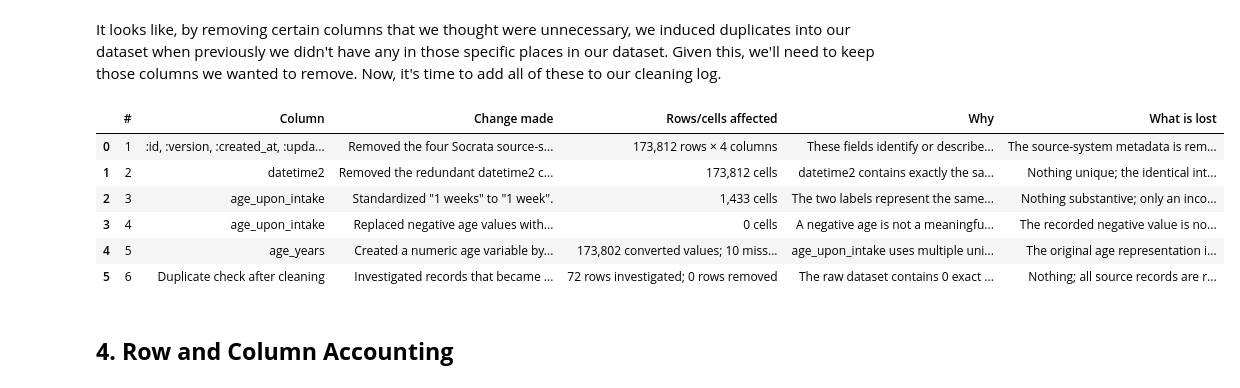
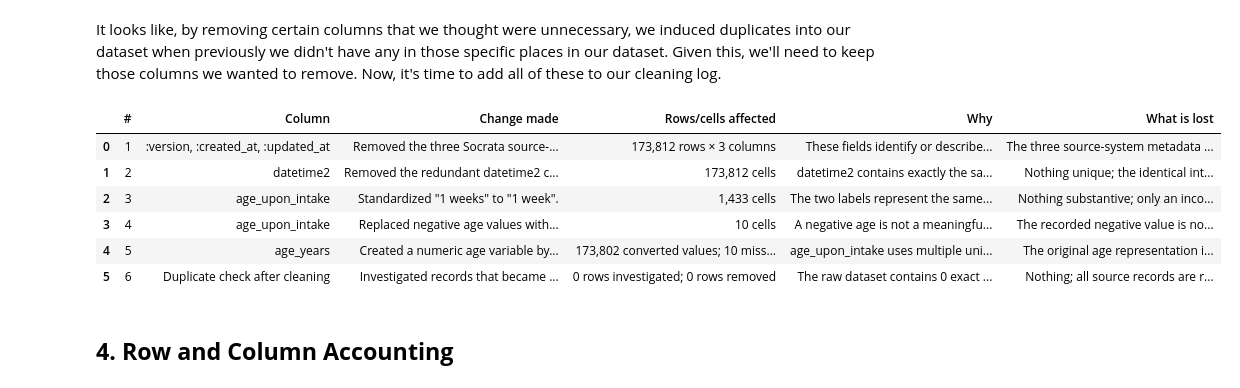
Before and after one commit to SoumyaPannala/dsa405-project, a Jupyter notebook: DSA405_002_FA26_P2_spannal.ipynb, the cells around one changed output. Cells and saved outputs as stored; diff of their text form; code cells hidden in the pictures.

```diff
--- a/DSA405_002_FA26_P2_spannal.ipynb
+++ b/DSA405_002_FA26_P2_spannal.ipynb
@@ -840,11 +826,11 @@ It looks like, by removing certain columns that we thought were unnecessary, we
 cleaning_log = pd.DataFrame([
     {
         "#": 1,
-        "Column": ":id, :version, :created_at, :updated_at",
-        "Change made": "Removed the four Socrata source-system metadata columns.",
-        "Rows/cells affected": f"{len(df):,} rows × 4 columns",
+        "Column": ":version, :created_at, :updated_at",
+        "Change made": "Removed the three Socrata source-system metadata columns.",
+        "Rows/cells affected": f"{len(df):,} rows × 3 columns",
         "Why": "These fields identify or describe the source-system record rather than characteristics of the animal or intake event, so they are not needed for the planned analysis.",
-        "What is lost": "The source-system metadata is removed from the cleaned dataset, but the original values remain available in the raw dataset."
+        "What is lost": "The three source-system metadata columns are removed from the cleaned dataset, but the original values remain available in the raw dataset. The unique source ID is retained in the cleaned dataset."
     },
     {
         "#": 2,
@@ -866,7 +852,7 @@ cleaning_log = pd.DataFrame([
         "#": 4,
         "Column": "age_upon_intake",
         "Change made": "Replaced negative age values with missing values.",
-        "Rows/cells affected": f'{df["age_upon_intake"].str.match(r"^-\\d+ years$", na=False).sum():,} cells',
+        "Rows/cells affected": f'{df["age_upon_intake"].str.match(r"^-\d+ years$", na=False).sum():,} cells',
         "Why": "A negative age is not a meaningful age measurement, so these values cannot be interpreted as valid ages. Replacing them with missing preserves the intake records without treating an impossible value as a real age.",
         "What is lost": "The recorded negative value is no longer present in the cleaned age field; the original value remains in the raw dataset."
     },
@@ -876,39 +862,39 @@ cleaning_log = pd.DataFrame([
         "Change made": "Created a numeric age variable by converting days, weeks, months, and years in age_upon_intake to years.",
         "Rows/cells affected": (
             f'{intakes_clean["age_years"].notna().sum():,} converted values; '
             f'{intakes_clean["age_years"].isna().sum():,} missing values'
         ),
         "Why": "age_upon_intake uses multiple units, so a single numeric unit is needed for calculations and comparisons involving age.",
         "What is lost": "The original age representation is not lost because age_upon_intake is retained. The converted value is an approximation based on the unit conversion."
     },
     {
         "#": 6,
         "Column": "Duplicate check after cleaning",
         "Change made": "Investigated records that became exact duplicates after source-system metadata and datetime2 were removed; retained all records.",
         "Rows/cells affected": (
             f'{intakes_clean.duplicated(keep=False).sum():,} rows investigated; '
             f'0 rows removed'
         ),
         "Why": "The raw dataset contains 0 exact duplicate rows, and each apparently duplicated record has a distinct source :id and :version. Removing one record from each pair would assume that a source-system record is erroneous without sufficient evidence.",
         "What is lost": "Nothing; all source records are retained."
     }
 ])
 
 # Show the complete text without truncating columns
 with pd.option_context(
     "display.max_colwidth", None,
     "display.max_columns", None,
     "display.width", 300
 ):
     display(cleaning_log)
 # %% [output]
 |  | # | Column | Change made | Rows/cells affected | Why | What is lost |
-| 0 | 1 | :id, :version, :created_at, :upda... | Removed the four Socrata source-s... | 173,812 rows × 4 columns | These fields identify or describe... | The source-system metadata is rem... |
+| 0 | 1 | :version, :created_at, :updated_at | Removed the three Socrata source-... | 173,812 rows × 3 columns | These fields identify or describe... | The three source-system metadata ... |
 | 1 | 2 | datetime2 | Removed the redundant datetime2 c... | 173,812 cells | datetime2 contains exactly the sa... | Nothing unique; the identical int... |
 | 2 | 3 | age_upon_intake | Standardized "1 weeks" to "1 week". | 1,433 cells | The two labels represent the same... | Nothing substantive; only an inco... |
-| 3 | 4 | age_upon_intake | Replaced negative age values with... | 0 cells | A negative age is not a meaningfu... | The recorded negative value is no... |
+| 3 | 4 | age_upon_intake | Replaced negative age values with... | 10 cells | A negative age is not a meaningfu... | The recorded negative value is no... |
 | 4 | 5 | age_years | Created a numeric age variable by... | 173,802 converted values; 10 miss... | age_upon_intake uses multiple uni... | The original age representation i... |
-| 5 | 6 | Duplicate check after cleaning | Investigated records that became ... | 72 rows investigated; 0 rows removed | The raw dataset contains 0 exact ... | Nothing; all source records are r... |
+| 5 | 6 | Duplicate check after cleaning | Investigated records that became ... | 0 rows investigated; 0 rows removed | The raw dataset contains 0 exact ... | Nothing; all source records are r... |
 # %% [markdown]
 ## **4. Row and Column Accounting**
 # %%
```
Also changed, not shown: parts of 11 cells of this notebook.
